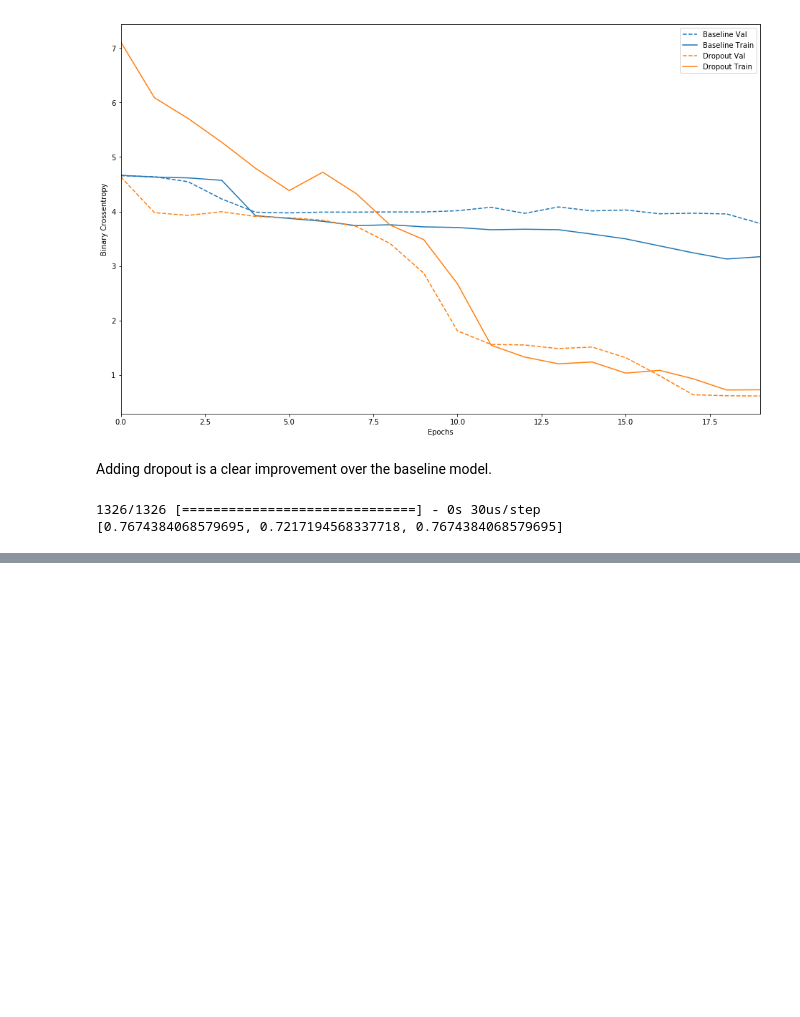
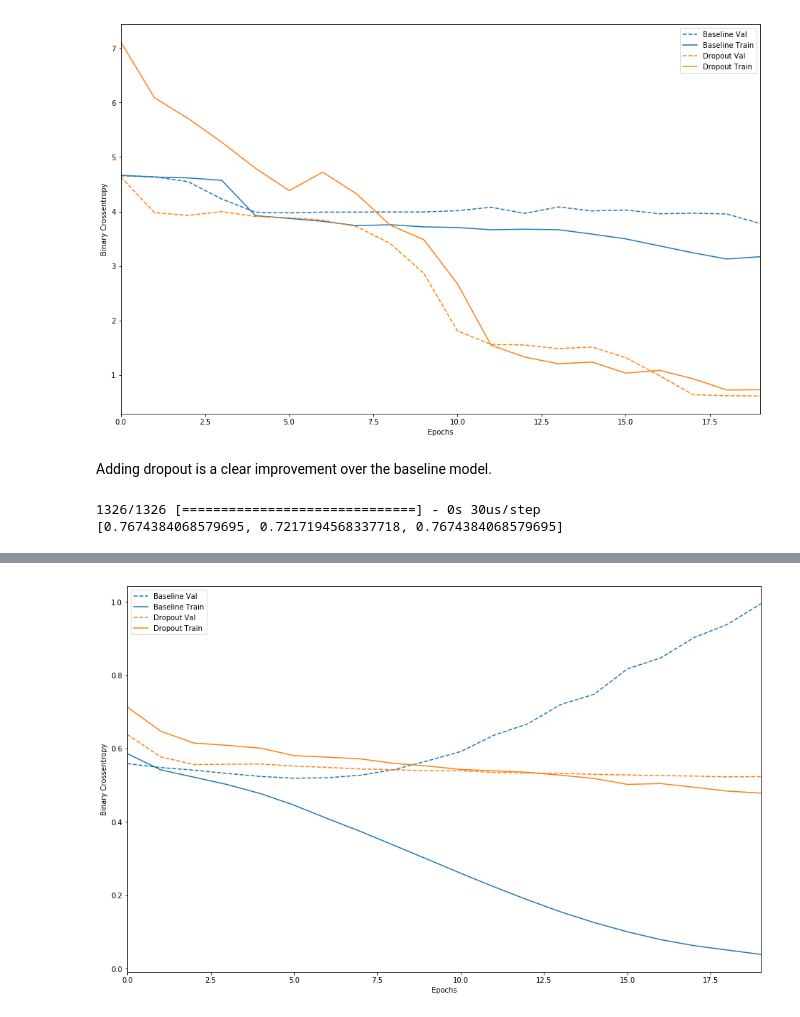
Before and after one commit to tyagit/Apds02G06, a Jupyter notebook: Yelp_Simple_Neural_Net.ipynb, the cells around one changed output, grey strips where cells are left out. Saved outputs shown, nothing was run; the diff lists cells and outputs as text; code cells hidden in the pictures; blank space fills up the shorter version.

```diff
--- a/Yelp_Simple_Neural_Net.ipynb
+++ b/Yelp_Simple_Neural_Net.ipynb
@@ -64,5 +64,6 @@ df.head()
 vocab_size = df['words'].map(len).max()
 #taking it to vocab_size*1.3 so as to consider lengths from unseen input texts from test data
 max_len = round(vocab_size*1.3)
+NUM_WORDS = int(max_len)
 # %%
 #One-hot encodes a text into a list of word indexes of size 'max_len'.
@@ -310,0 +321,23 @@ print(results)
+# %%
+train_data = multi_hot_sequences(train_data, NUM_WORDS)
+
+val_data = multi_hot_sequences(val_data, NUM_WORDS)
+
+test_data = multi_hot_sequences(test_data, NUM_WORDS)
+# %%
+model = keras.Sequential()
+model.add(layers.Dense(50, activation = "relu", input_shape=(NUM_WORDS, )))
+model.add(layers.Dense(50, activation = "relu"))
+model.add(layers.Dense(1, activation = "sigmoid"))
+model.summary()
+
+model.compile(optimizer='adam',
+              loss='binary_crossentropy',
+              metrics=['accuracy', 'binary_crossentropy'])
+
+history = model.fit(train_data,
+                    train_label,
+                    epochs=20,
+                    batch_size=200,
+                    validation_data=(val_data, val_label),
+                    verbose=2)
@@ -310,0 +362,18 @@ print(results)
+# %%
+dpt_model = keras.models.Sequential([
+    keras.layers.Dense(16, activation=tf.nn.relu, input_shape=(NUM_WORDS,)),
+    keras.layers.Dropout(0.5),
+    keras.layers.Dense(16, activation=tf.nn.relu),
+    keras.layers.Dropout(0.5),
+    keras.layers.Dense(1, activation=tf.nn.sigmoid)
+])
+
+dpt_model.compile(optimizer='adam',
+                  loss='binary_crossentropy',
+                  metrics=['accuracy','binary_crossentropy'])
+
+dpt_model_history = dpt_model.fit(train_data, train_label,
+                                  epochs=20,
+                                  batch_size=200,
+                                  validation_data=(val_data, val_label),
+                                  verbose=2)
@@ -310,0 +410,5 @@ print(results)
+# %%
+plot_history([('baseline', history),
+              ('dropout', dpt_model_history)])
+# %% [output]
+[figure, added]
```
Also changed, not shown: parts of 11 cells of this notebook.
